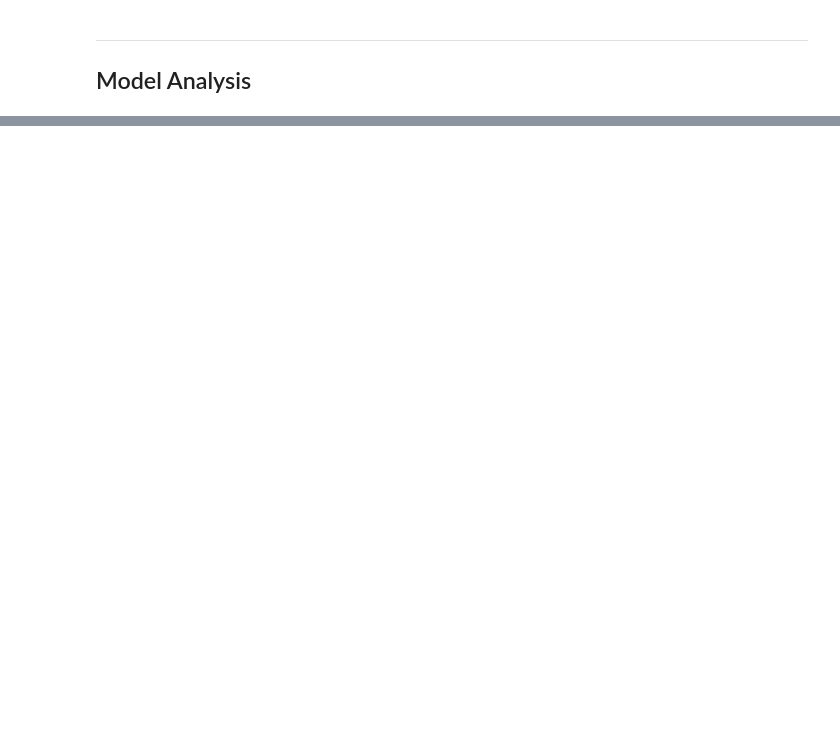
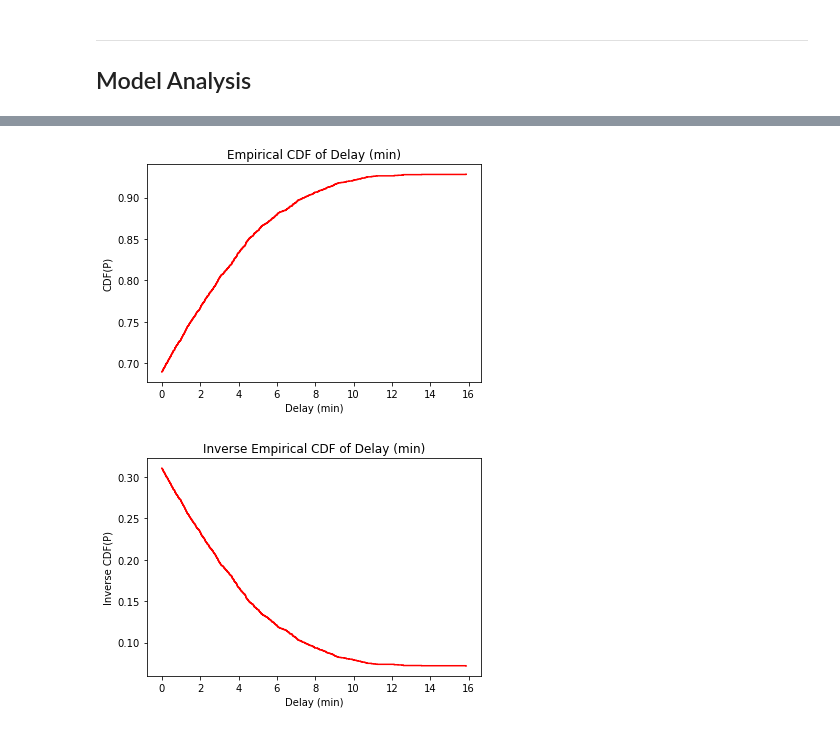
Before and after one commit to krishrao9/IOE574_Project, a Jupyter notebook: functional_program-VarRed.ipynb, the cells around one changed output, grey strips where cells are left out. Drawn from its saved outputs; the diff is of its cells as text; code cells hidden in the pictures; blank space fills up the shorter version.

```diff
--- a/functional_program-VarRed.ipynb
+++ b/functional_program-VarRed.ipynb
@@ -46,8 +46,8 @@ import statsmodels.api as sm
 import warnings
 warnings.filterwarnings("ignore")
 # %%
-path = r"C:\Users\krishrao\Desktop\Laptop Backup\Krishna\Fall'21\IOE 574\Term Project\IOE574_Project\Saved files\\"
-varred = pd.read_parquet(path+'bd_table_refill_10_40_0.075_0.065.parquet')
+path = r"C:\Users\krishrao\Desktop\Laptop Backup\Krishna\Fall'21\IOE 574\Term Project\IOE574_Project\data_files\LiqFuel_SensAnalysis\buses\\"
+varred = pd.read_parquet(path+'bd_table_refill_10_60_0.071_0.061.parquet')
 # %%
 # intializing route table
 routes = pd.read_excel('Model_Parameters.xlsx', 'Routes')
@@ -55,15 +55,15 @@ routes = pd.read_excel('Model_Parameters.xlsx', 'Routes')
 n_buses = 10                            # number of buses
 
 # For liquid fuel buses
-running_consumption = 0.075             # fuel(lts.)/kWh per minute
-service_consumption = 0.065             # fuel(lts.)/kWh per minute
+running_consumption = 0.071             # fuel(lts.)/kWh per minute
+service_consumption = 0.061             # fuel(lts.)/kWh per minute
 refuel_consumption = -30                # -30 for fuel, -2 for electric
 tank_size = 150                         # 150 lts. / 240 kWh
-level_mean = 40                         # normal distribution.. can be changed
+level_mean = 70                         # normal distribution.. can be changed
 level_std = 0                           # currently constant at level_mean
 refuel = 'refill'                       # 'refill', recharge'
 
-
+'''
 # For electric buses
 running_consumption = 0.5              # fuel(lts.)/kWh per minute
 service_consumption = 0.3              # fuel(lts.)/kWh per minute
@@ -72,7 +72,7 @@ tank_size = 240                         # 150 lts. / 240 kWh
 level_mean = 80                         # normal distribution.. can be changed
 level_std = 0                           # currently constant at level_mean
 refuel = 'recharge'                     # 'refill', recharge'
-
+'''
 
 #-----
 # customizable parameters
@@ -256,3 +284,10 @@ ss_table['Charge'].min(), ss_table['Charge'].max()
+# %%
+delay_arr = np.array(bd_table['Demand_Current'] - bd_table['Demand_Actual'])
+ecdf(delay_arr, 'Delay (min)')
+inv_ecdf(delay_arr, 'Delay (min)')
+# %% [output]
+[figure, added]
+[figure, added]
 # %%
 ss_table.to_parquet(path+'ss_table_'+refuel+'_'+np.str(n_buses)+'_'+
                     np.str(level_mean)+'_'+np.str(running_consumption)+'_'+
```
Also changed, not shown: parts of 10 cells of this notebook, 3 other files.
